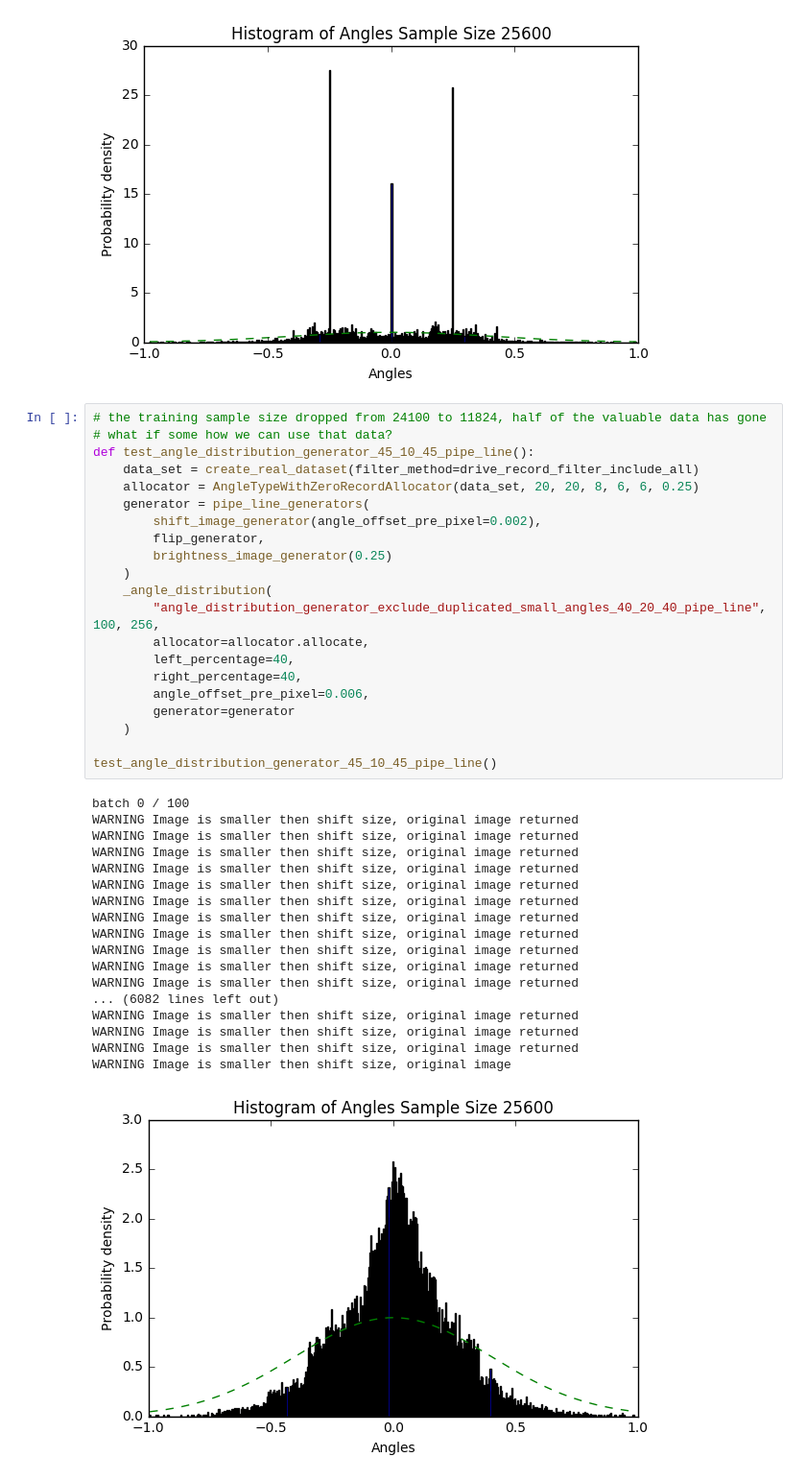
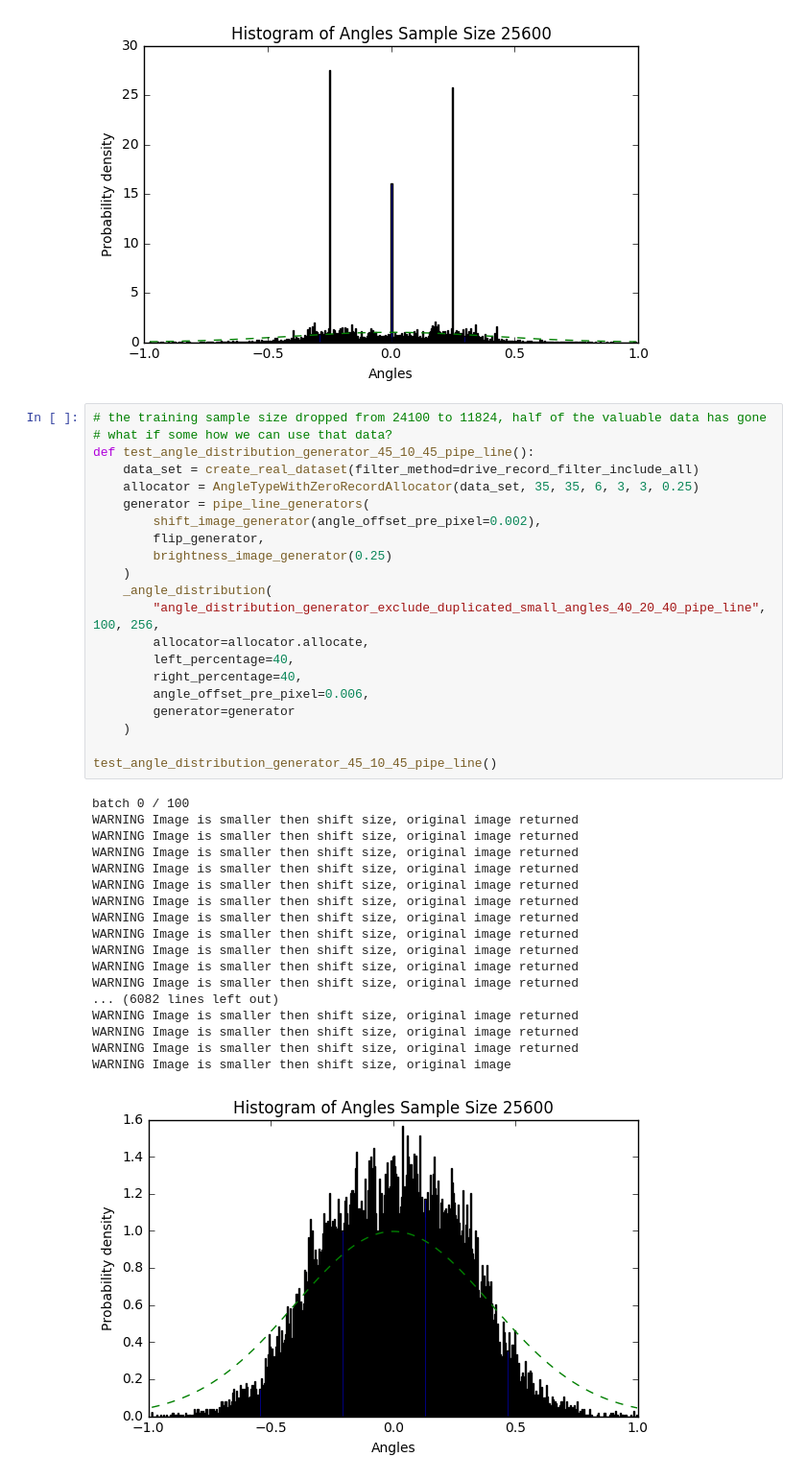
Before and after one commit to jluo-bgl/Self-Driving-Car-Behavioral-Cloning, a Jupyter notebook: visualization.ipynb, the cells around one changed output. Shown at 96% size. Saved outputs shown, nothing was run; the diff lists cells and outputs as text.

Commit message:
use of all centre image still able to drive whole lap

```diff
--- a/visualization.ipynb
+++ b/visualization.ipynb
@@ -212,38 +212,38 @@ WARNING Image is smaller then shift size, origi
 # what if some how we can use that data?
 def test_angle_distribution_generator_45_10_45_pipe_line():
     data_set = create_real_dataset(filter_method=drive_record_filter_include_all)
-    allocator = AngleTypeWithZeroRecordAllocator(data_set, 20, 20, 8, 6, 6, 0.25)
+    allocator = AngleTypeWithZeroRecordAllocator(data_set, 35, 35, 6, 3, 3, 0.25)
     generator = pipe_line_generators(
         shift_image_generator(angle_offset_pre_pixel=0.002),
         flip_generator,
         brightness_image_generator(0.25)
     )
     _angle_distribution(
         "angle_distribution_generator_exclude_duplicated_small_angles_40_20_40_pipe_line", 100, 256,
         allocator=allocator.allocate,
         left_percentage=40,
         right_percentage=40,
         angle_offset_pre_pixel=0.006,
         generator=generator
     )
 
 test_angle_distribution_generator_45_10_45_pipe_line()
 # %% [output]
 batch 0 / 100
 WARNING Image is smaller then shift size, original image returned
 WARNING Image is smaller then shift size, original image returned
 WARNING Image is smaller then shift size, original image returned
 WARNING Image is smaller then shift size, original image returned
 WARNING Image is smaller then shift size, original image returned
 WARNING Image is smaller then shift size, original image returned
 WARNING Image is smaller then shift size, original image returned
 WARNING Image is smaller then shift size, original image returned
 WARNING Image is smaller then shift size, original image returned
 WARNING Image is smaller then shift size, original image returned
 WARNING Image is smaller then shift size, original image returned
 ... (6082 lines left out)
 WARNING Image is smaller then shift size, original image returned
 WARNING Image is smaller then shift size, original image returned
 WARNING Image is smaller then shift size, original image returned
 WARNING Image is smaller then shift size, original image
-[figure, old version]
+[figure, new version]
```
Also changed, not shown: 1 other file.
